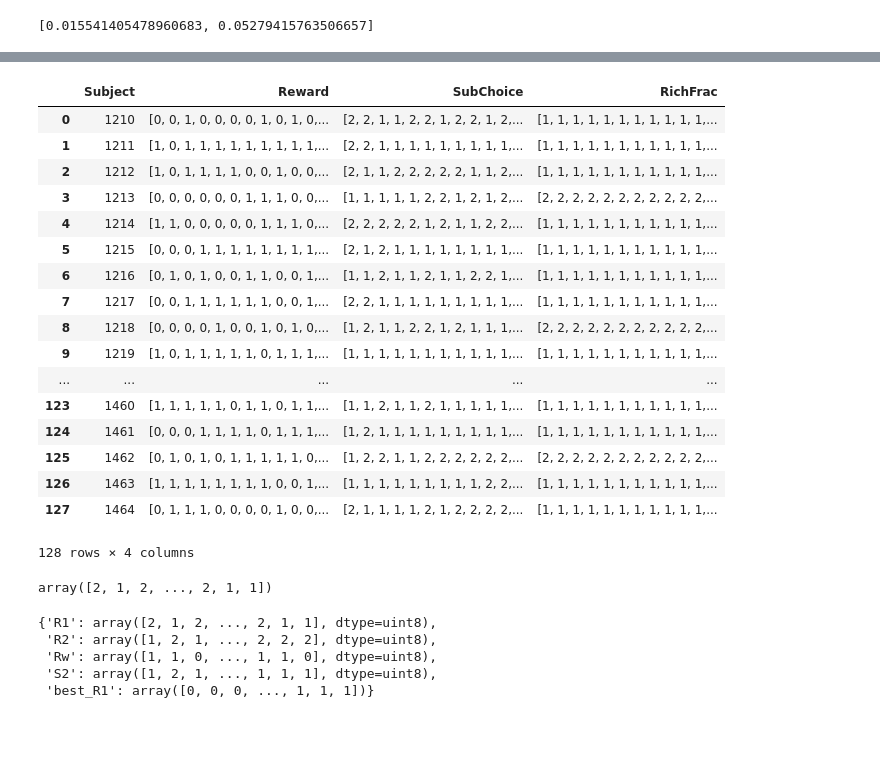
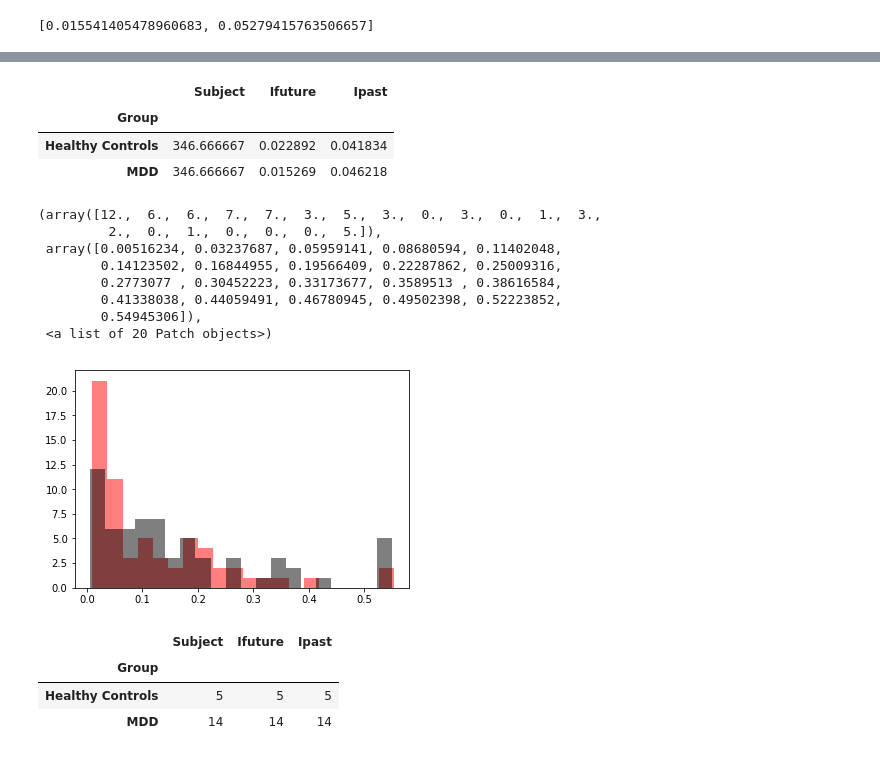
Before and after one commit to alsfilip/Empirical_Information_Bottleneck, a Jupyter notebook: RL_MDD/MDD_analysis.ipynb, the cells around one changed output, grey strips where cells are left out. Drawn from its saved outputs; the diff is of its cells as text; code cells hidden in the pictures; blank space fills up the shorter version.

```diff
--- a/RL_MDD/MDD_analysis.ipynb
+++ b/RL_MDD/MDD_analysis.ipynb
@@ -220,34 +277,22 @@ merged_df.groupby(['Group']).mean()
-# %%
-agg_df
-# %% [output]
-|  | Subject | Reward | SubChoice | RichFrac |
-| 0 | 1210 | [0, 0, 1, 0, 0, 0, 0, 1, 0, 1, 0,... | [2, 2, 1, 1, 2, 2, 1, 2, 2, 1, 2,... | [1, 1, 1, 1, 1, 1, 1, 1, 1, 1, 1,... |
-| 1 | 1211 | [1, 0, 1, 1, 1, 1, 1, 1, 1, 1, 1,... | [2, 2, 1, 1, 1, 1, 1, 1, 1, 1, 1,... | [1, 1, 1, 1, 1, 1, 1, 1, 1, 1, 1,... |
-| 2 | 1212 | [1, 0, 1, 1, 1, 1, 0, 0, 1, 0, 0,... | [2, 1, 1, 2, 2, 2, 2, 2, 1, 1, 2,... | [1, 1, 1, 1, 1, 1, 1, 1, 1, 1, 1,... |
-| 3 | 1213 | [0, 0, 0, 0, 0, 0, 1, 1, 1, 0, 0,... | [1, 1, 1, 1, 1, 2, 2, 1, 2, 1, 2,... | [2, 2, 2, 2, 2, 2, 2, 2, 2, 2, 2,... |
-| 4 | 1214 | [1, 1, 0, 0, 0, 0, 0, 1, 1, 1, 0,... | [2, 2, 2, 2, 2, 1, 2, 1, 1, 2, 2,... | [1, 1, 1, 1, 1, 1, 1, 1, 1, 1, 1,... |
-| 5 | 1215 | [0, 0, 0, 1, 1, 1, 1, 1, 1, 1, 1,... | [2, 1, 2, 1, 1, 1, 1, 1, 1, 1, 1,... | [1, 1, 1, 1, 1, 1, 1, 1, 1, 1, 1,... |
-| 6 | 1216 | [0, 1, 0, 1, 0, 0, 1, 1, 0, 0, 1,... | [1, 1, 2, 1, 1, 2, 1, 1, 2, 2, 1,... | [1, 1, 1, 1, 1, 1, 1, 1, 1, 1, 1,... |
-| 7 | 1217 | [0, 0, 1, 1, 1, 1, 1, 1, 0, 0, 1,... | [2, 2, 1, 1, 1, 1, 1, 1, 1, 1, 1,... | [1, 1, 1, 1, 1, 1, 1, 1, 1, 1, 1,... |
-| 8 | 1218 | [0, 0, 0, 0, 1, 0, 0, 1, 0, 1, 0,... | [1, 2, 1, 1, 2, 2, 1, 2, 1, 1, 1,... | [2, 2, 2, 2, 2, 2, 2, 2, 2, 2, 2,... |
-| 9 | 1219 | [1, 0, 1, 1, 1, 1, 1, 0, 1, 1, 1,... | [1, 1, 1, 1, 1, 1, 1, 1, 1, 1, 1,... | [1, 1, 1, 1, 1, 1, 1, 1, 1, 1, 1,... |
-| ... | ... | ... | ... | ... |
-| 123 | 1460 | [1, 1, 1, 1, 1, 0, 1, 1, 0, 1, 1,... | [1, 1, 2, 1, 1, 2, 1, 1, 1, 1, 1,... | [1, 1, 1, 1, 1, 1, 1, 1, 1, 1, 1,... |
-| 124 | 1461 | [0, 0, 0, 1, 1, 1, 1, 0, 1, 1, 1,... | [1, 2, 1, 1, 1, 1, 1, 1, 1, 1, 1,... | [1, 1, 1, 1, 1, 1, 1, 1, 1, 1, 1,... |
-| 125 | 1462 | [0, 1, 0, 1, 0, 1, 1, 1, 1, 1, 0,... | [1, 2, 2, 1, 1, 2, 2, 2, 2, 2, 2,... | [2, 2, 2, 2, 2, 2, 2, 2, 2, 2, 2,... |
-| 126 | 1463 | [1, 1, 1, 1, 1, 1, 1, 1, 0, 0, 1,... | [1, 1, 1, 1, 1, 1, 1, 1, 1, 2, 2,... | [1, 1, 1, 1, 1, 1, 1, 1, 1, 1, 1,... |
-| 127 | 1464 | [0, 1, 1, 1, 0, 0, 0, 0, 1, 0, 0,... | [2, 1, 1, 1, 1, 2, 1, 2, 2, 2, 2,... | [1, 1, 1, 1, 1, 1, 1, 1, 1, 1, 1,... |
-128 rows × 4 columns
-# %%
-resp
-# %% [output]
-array([2, 1, 2, ..., 2, 1, 1])
-# %%
-subject = read_data[0]
-subject
-# %% [output]
-{'R1': array([2, 1, 2, ..., 2, 1, 1], dtype=uint8),
- 'R2': array([1, 2, 1, ..., 2, 2, 2], dtype=uint8),
- 'Rw': array([1, 1, 0, ..., 1, 1, 0], dtype=uint8),
- 'S2': array([1, 2, 1, ..., 1, 1, 1], dtype=uint8),
- 'best_R1': array([0, 0, 0, ..., 1, 1, 1])}
+# %%
+merged_df.groupby(['Group']).var()
+# %% [output]
+|  | Subject | Ifuture | Ipast |
+| Group |  |  |  |
+| Healthy Controls | 346.666667 | 0.022892 | 0.041834 |
+| MDD | 346.666667 | 0.015269 | 0.046218 |
+# %%
+plt.figure()
+plt.hist(merged_df[merged_df['Group']=='MDD']['Ifuture'], 20, facecolor='r', alpha=.5)
+
+plt.hist(merged_df[merged_df['Group']=='Healthy Controls']['Ifuture'], 20, facecolor='k', alpha=.5)
+# %% [output]
+(array([12.,  6.,  6.,  7.,  7.,  3.,  5.,  3.,  0.,  3.,  0.,  1.,  3.,
+         2.,  0.,  1.,  0.,  0.,  0.,  5.]),
+ array([0.00516234, 0.03237687, 0.05959141, 0.08680594, 0.11402048,
+        0.14123502, 0.16844955, 0.19566409, 0.22287862, 0.25009316,
+        0.2773077 , 0.30452223, 0.33173677, 0.3589513 , 0.38616584,
+        0.41338038, 0.44059491, 0.46780945, 0.49502398, 0.52223852,
+        0.54945306]),
+ <a list of 20 Patch objects>)
+[figure, added]
@@ -253,0 +301,7 @@ subject
+# %%
+high_past.groupby(by=['Group']).count()
+# %% [output]
+|  | Subject | Ifuture | Ipast |
+| Group |  |  |  |
+| Healthy Controls | 5 | 5 | 5 |
+| MDD | 14 | 14 | 14 |
```
Also changed, not shown: parts of 13 cells of this notebook, 1 other file.
